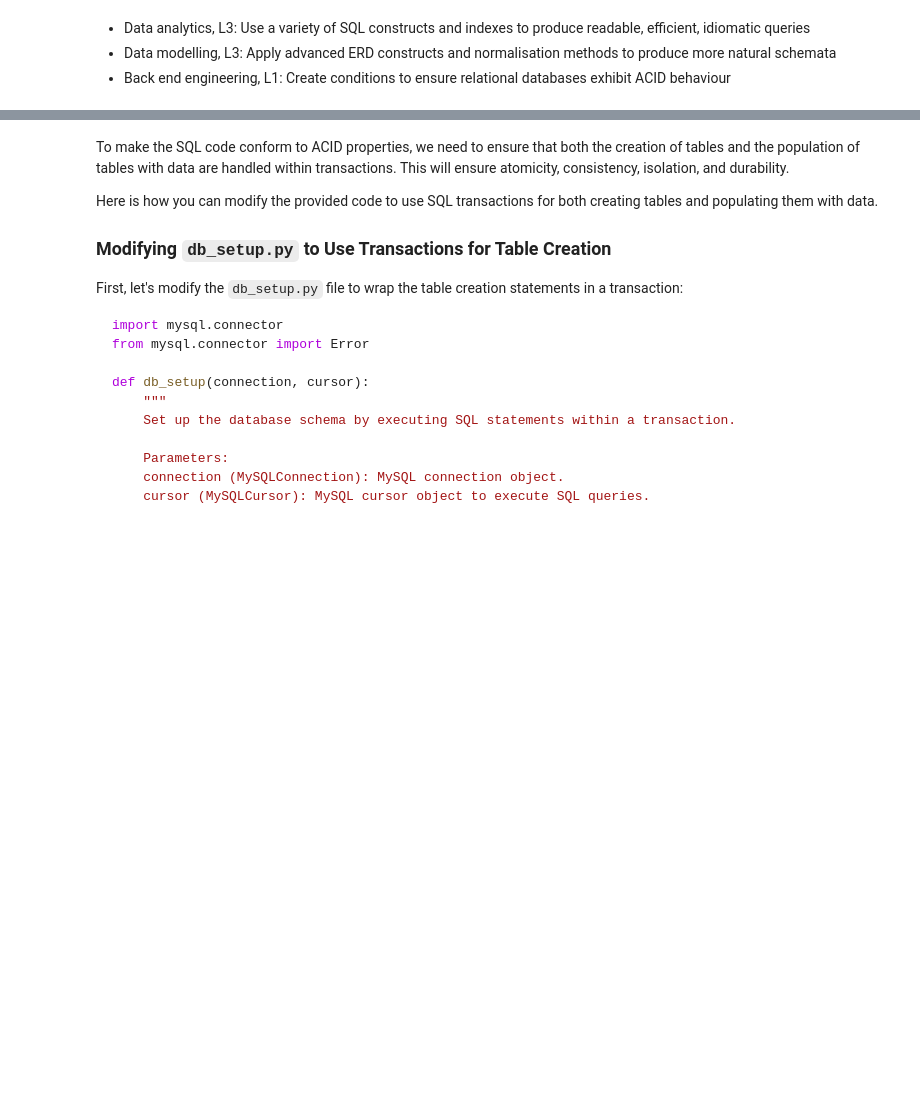
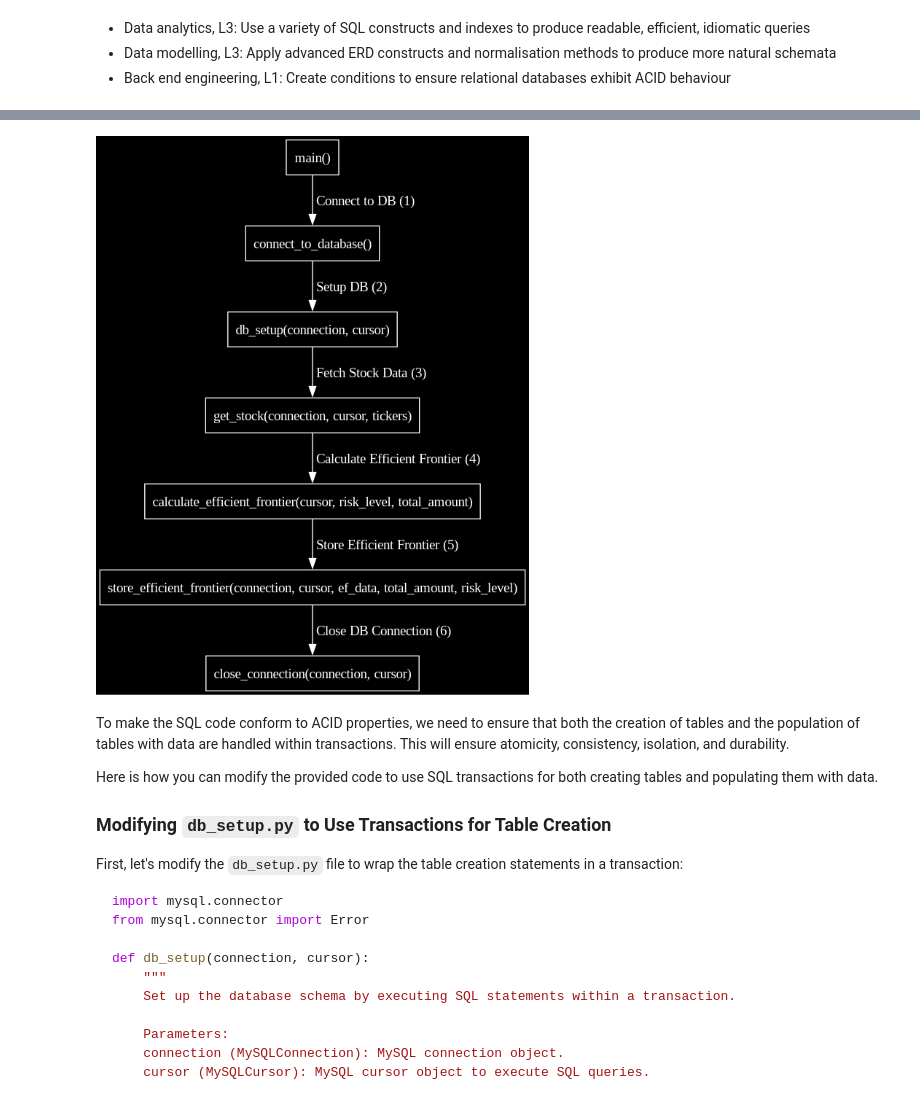
Before and after one commit to CSC370-Project/Risk-Assessment-in-SQL-Python, a Jupyter notebook: Sprint3-AdvRCD/Sprint3.ipynb, the cells around one changed output, grey strips where cells are left out. Saved outputs shown, nothing was run; the diff lists cells and outputs as text; code cells hidden in the pictures; blank space fills up the shorter version.

Commit message:
display graph

```diff
--- a/Sprint3-AdvRCD/Sprint3.ipynb
+++ b/Sprint3-AdvRCD/Sprint3.ipynb
@@ -79,3 +37,37 @@ Wed:
+# %%
+from graphviz import Digraph
+from IPython.display import display, Image
+
+# Create a new directed graph
+dot = Digraph(comment='Program Logic')
+
+# Set graph attributes for black background and white text/lines
+dot.attr(bgcolor='black')
+dot.attr('node', style='filled', fillcolor='black', fontcolor='white', color='white', shape='box')
+dot.attr('edge', color='white', fontcolor='white')
+
+# Define nodes
+dot.node('A', 'main()')
+dot.node('B', 'connect_to_database()')
+dot.node('C', 'db_setup(connection, cursor)')
+dot.node('D', 'get_stock(connection, cursor, tickers)')
+dot.node('E', 'calculate_efficient_frontier(cursor, risk_level, total_amount)')
+dot.node('F', 'store_efficient_frontier(connection, cursor, ef_data, total_amount, risk_level)')
+dot.node('G', 'close_connection(connection, cursor)')
+
+# Define edges
+dot.edge('A', 'B', ' Connect to DB (1)')
+dot.edge('B', 'C', ' Setup DB (2)')
+dot.edge('C', 'D', ' Fetch Stock Data (3)')
+dot.edge('D', 'E', ' Calculate Efficient Frontier (4)')
+dot.edge('E', 'F', ' Store Efficient Frontier (5)')
+dot.edge('F', 'G', ' Close DB Connection (6)')
+
+# Render the graph to a file and display it
+dot.render('program_logic', format='png')
+display(Image(filename='program_logic.png'))
+# %% [output]
+[figure, added]
 # %% [markdown]
 To make the SQL code conform to ACID properties, we need to ensure that both the creation of tables and the population of tables with data are handled within transactions. This will ensure atomicity, consistency, isolation, and durability.
 
```
Also changed, not shown: parts of 25 cells of this notebook, 7 other files.
